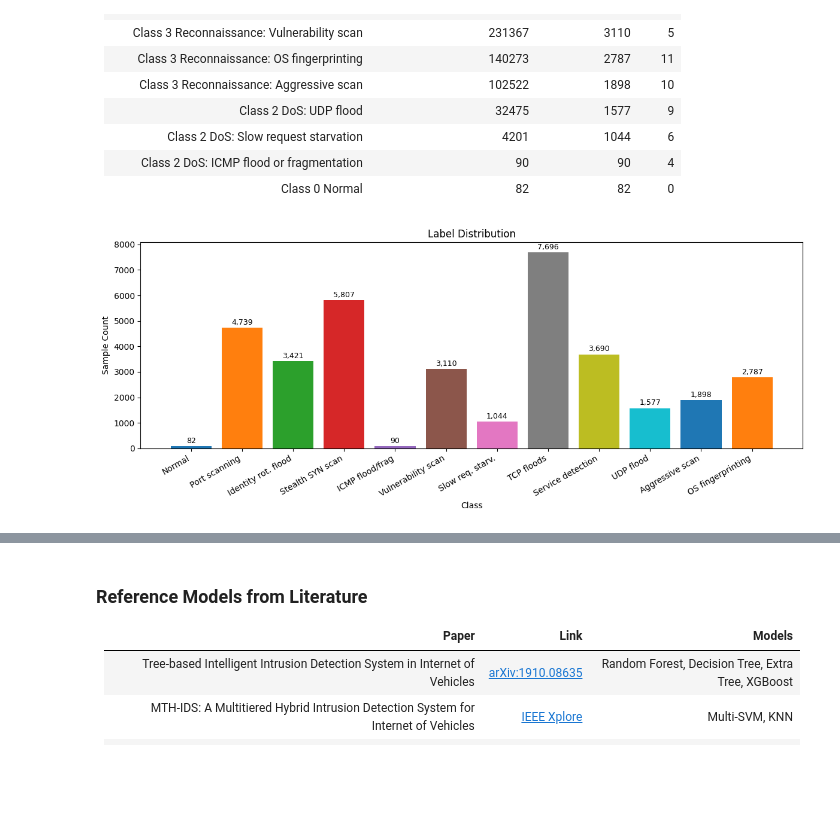
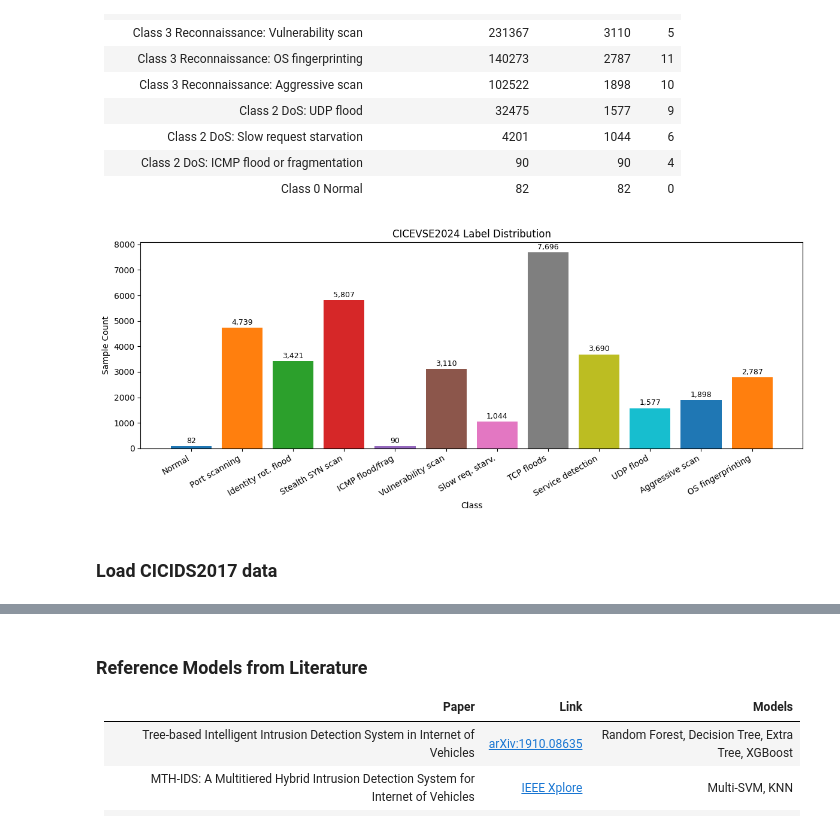
Before and after one commit to Toluhunter/EV-Survey-Models, a Jupyter notebook: models_training_notebook.ipynb, the cells around one changed output, grey strips where cells are left out. Saved outputs shown, nothing was run; the diff lists cells and outputs as text; code cells hidden in the pictures; blank space fills up the shorter version.

Commit message:
added cicids2017 dataset

```diff
--- a/models_training_notebook.ipynb
+++ b/models_training_notebook.ipynb
@@ -116,3 +158,3 @@ class ModelResult(BaseModel):
 # %%
 # Read the dataset
-df = pd.read_csv('CICEVSE2024_12classes_kmeans_rule_sampled1000.csv')
+df_cicevse_2024 = pd.read_csv('CICEVSE2024_12classes_kmeans_rule_sampled1000.csv')
@@ -167,36 +209,38 @@ Name: count, dtype: int64
 | Class 0 Normal                                         | 82                         | 82             | 0     |
 # %%
 # Bar plot of label value counts with class names
-label_names = {
+label_names_cicevse = {
     0: 'Normal',
     1: 'Port scanning',
     2: 'Identity rot. flood',
     3: 'Stealth SYN scan',
     4: 'ICMP flood/frag',
     5: 'Vulnerability scan',
     6: 'Slow req. starv.',
     7: 'TCP floods',
     8: 'Service detection',
     9: 'UDP flood',
     10: 'Aggressive scan',
     11: 'OS fingerprinting',
 }
 
-counts = df['Label'].value_counts().sort_index()
-labels = [label_names[i] for i in counts.index]
+counts = df_cicevse_2024['Label'].value_counts().sort_index()
+labels = [label_names_cicevse[i] for i in counts.index]
 
 fig, ax = plt.subplots(figsize=(12, 5))
 bars = ax.bar(labels, counts.values, color=sns.color_palette('tab10', len(counts)))
 ax.set_xlabel('Class')
 ax.set_ylabel('Sample Count')
-ax.set_title('Label Distribution')
+ax.set_title('CICEVSE2024 Label Distribution')
 ax.set_xticklabels(labels, rotation=30, ha='right')
 
 for bar, val in zip(bars, counts.values):
     ax.text(bar.get_x() + bar.get_width() / 2, bar.get_height() + 50,
             f'{val:,}', ha='center', va='bottom', fontsize=9)
 
 plt.tight_layout()
 plt.show()
 # %% [output]
-[figure, old version]
+[figure, new version]
+# %% [markdown]
+### Load CICIDS2017 data
```
Also changed, not shown: parts of 69 cells of this notebook.
